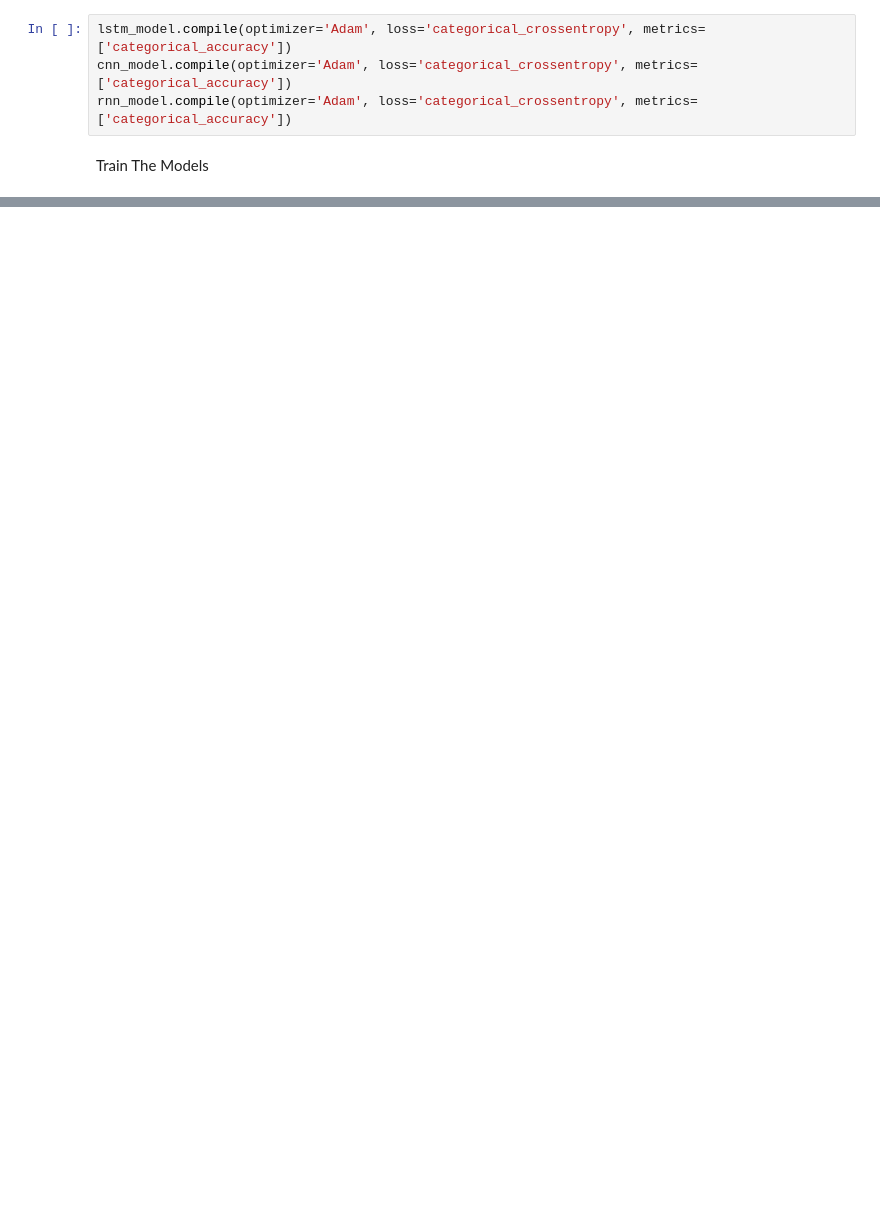
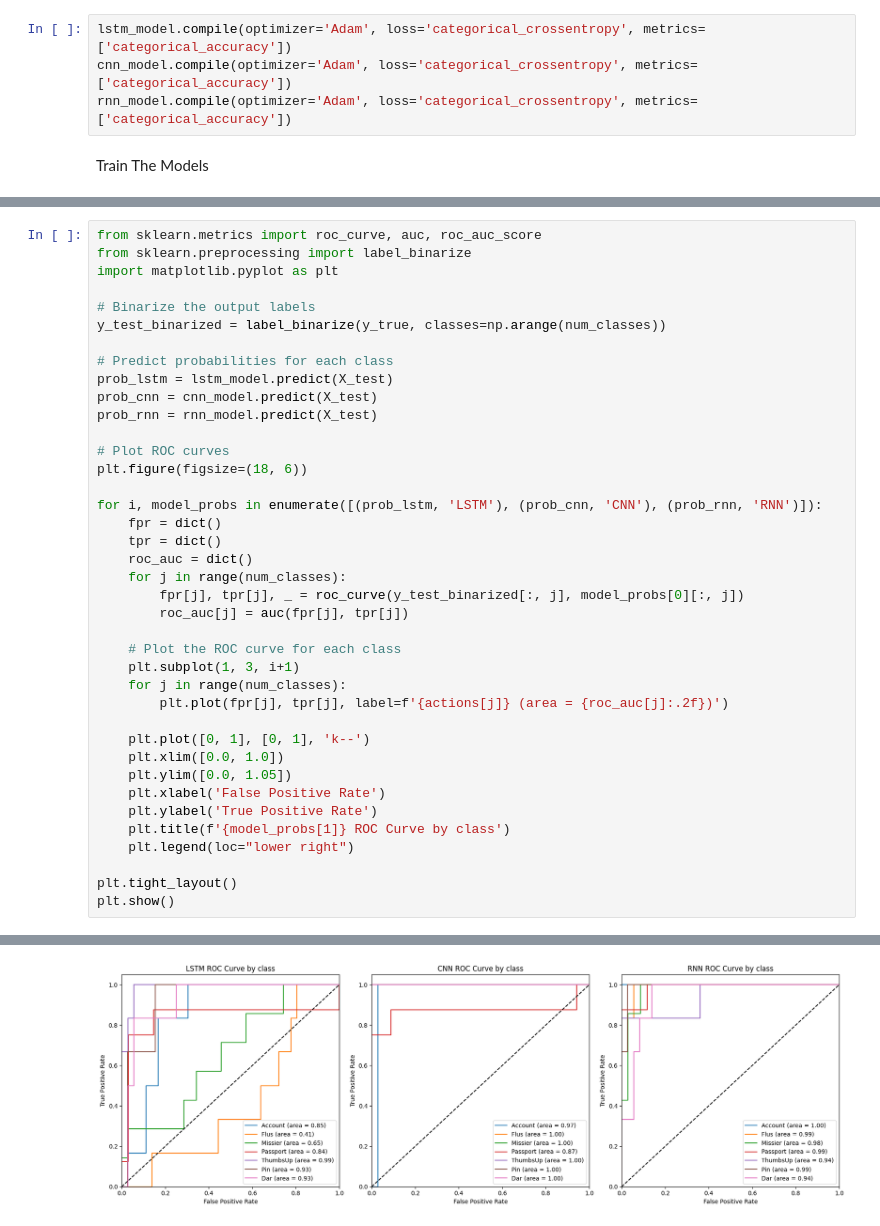
Before and after one commit to CSchembri13/DissertationCode, a Jupyter notebook: MalteseSignLanguageRecognitionThesis-main/MalteseSignLanguageRecognitionThesis-main/TrainingModel.ipynb, the cells around one changed output, grey strips where cells are left out. Cells and saved outputs as stored; diff of their text form; blank space fills up the shorter version.

```diff
--- a/MalteseSignLanguageRecognitionThesis-main/MalteseSignLanguageRecognitionThesis-main/TrainingModel.ipynb
+++ b/MalteseSignLanguageRecognitionThesis-main/MalteseSignLanguageRecognitionThesis-main/TrainingModel.ipynb
@@ -187,0 +241,40 @@ plt.show()
+# %%
+from sklearn.metrics import roc_curve, auc, roc_auc_score
+from sklearn.preprocessing import label_binarize
+import matplotlib.pyplot as plt
+
+# Binarize the output labels
+y_test_binarized = label_binarize(y_true, classes=np.arange(num_classes))
+
+# Predict probabilities for each class
+prob_lstm = lstm_model.predict(X_test)
+prob_cnn = cnn_model.predict(X_test)
+prob_rnn = rnn_model.predict(X_test)
+
+# Plot ROC curves
+plt.figure(figsize=(18, 6))
+
+for i, model_probs in enumerate([(prob_lstm, 'LSTM'), (prob_cnn, 'CNN'), (prob_rnn, 'RNN')]):
+    fpr = dict()
+    tpr = dict()
+    roc_auc = dict()
+    for j in range(num_classes):
+        fpr[j], tpr[j], _ = roc_curve(y_test_binarized[:, j], model_probs[0][:, j])
+        roc_auc[j] = auc(fpr[j], tpr[j])
+
+    # Plot the ROC curve for each class
+    plt.subplot(1, 3, i+1)
+    for j in range(num_classes):
+        plt.plot(fpr[j], tpr[j], label=f'{actions[j]} (area = {roc_auc[j]:.2f})')
+
+    plt.plot([0, 1], [0, 1], 'k--')
+    plt.xlim([0.0, 1.0])
+    plt.ylim([0.0, 1.05])
+    plt.xlabel('False Positive Rate')
+    plt.ylabel('True Positive Rate')
+    plt.title(f'{model_probs[1]} ROC Curve by class')
+    plt.legend(loc="lower right")
+
+plt.tight_layout()
+plt.show()
+# %% [output]
@@ -187,0 +284 @@ plt.show()
+[figure, added]
```
Also changed, not shown: parts of 9 cells of this notebook.
